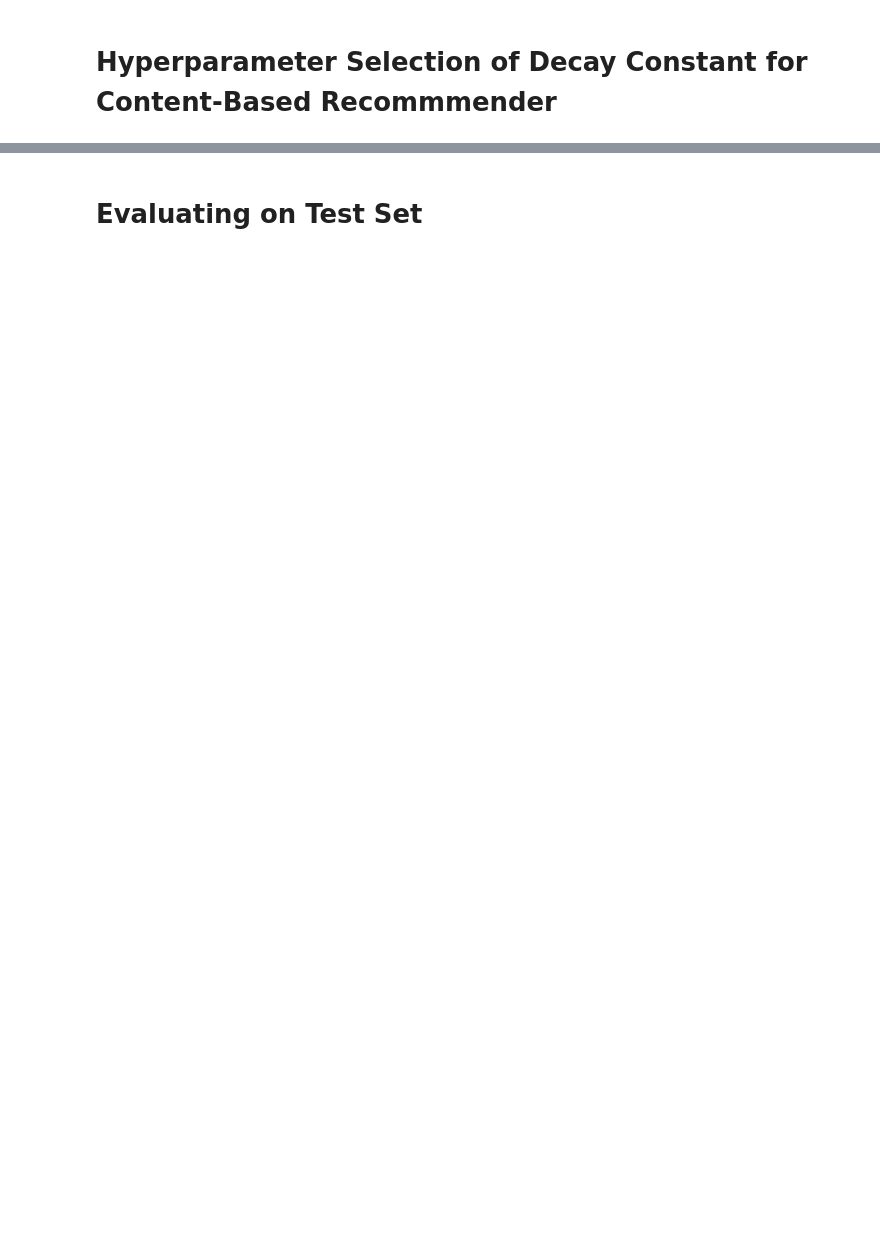
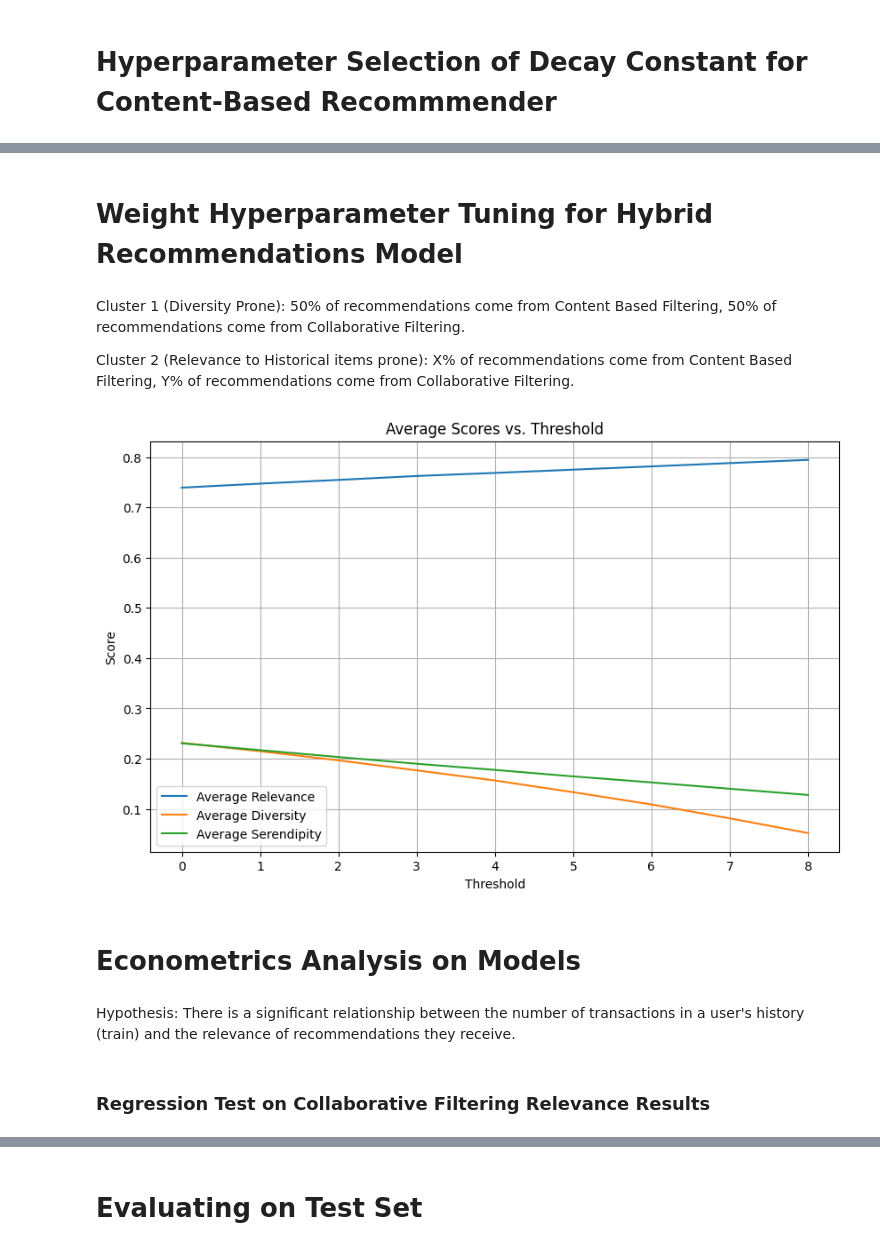
Before and after one commit to aldensiol/FashoReco, a Jupyter notebook: model-development.ipynb, the cells around one changed output, grey strips where cells are left out. Drawn from its saved outputs; the diff is of its cells as text; code cells hidden in the pictures; blank space fills up the shorter version.

Commit message:
fix and chore: customer-segmentation documentation update \ dylan's updated model-dev

```diff
--- a/model-development.ipynb
+++ b/model-development.ipynb
@@ -520,0 +501,17 @@ df_t_train_index_customer = df_t.set_index('customer_id')
+# %%
+import random
+
+# Hyperparameter selection for decay constant
+decay_constants = [0.01, 0.05, 0.1, 0.2]
+
+customers_to_recommend = random.sample(df_t_val_index_customer.index.unique().tolist(), 200)
+
+for decay in decay_constants:
+    total_relevance_content = 0
+    for customer in customers_to_recommend:
+        top20_content = content_rec.get_recommendations(20, customer, decay)
+        customer_purchases = df_t_val[df_t_val['customer_id'] == customer]['article_id']
+        total_relevance_content += eval_relevance(top20_content, customer_purchases)
+
+    avg_relevance_score = total_relevance_content / 200
+    print(f"Decay constant ({decay}) relevance score: {avg_relevance_score}")
@@ -634,0 +598,6 @@ Random Filtering Serendipity 0.2600268232822418
+# %% [markdown]
+# Weight Hyperparameter Tuning for Hybrid Recommendations Model
+# %% [markdown]
+Cluster 1 (Diversity Prone): 50% of recommendations come from Content Based Filtering, 50% of recommendations come from Collaborative Filtering.
+
+Cluster 2 (Relevance to Historical items prone): X% of recommendations come from Content Based Filtering, Y% of recommendations come from Collaborative Filtering.
@@ -634,0 +652,28 @@ Random Filtering Serendipity 0.2600268232822418
+# %%
+avg_relevance = {threshold: np.mean(scores) for threshold, scores in relevance.items()}
+avg_diversity = {threshold: np.mean(scores) for threshold, scores in diversity.items()}
+avg_serendipity = {threshold: np.mean(scores) for threshold, scores in serendipity.items()}
+
+# Create lists of threshold values and average scores for each metric
+thresholds_list = list(avg_relevance.keys())
+avg_relevance_list = list(avg_relevance.values())
+avg_diversity_list = list(avg_diversity.values())
+avg_serendipity_list = list(avg_serendipity.values())
+
+# Plotting
+plt.figure(figsize=(10, 6))
+plt.plot(thresholds_list, avg_relevance_list, label='Average Relevance')
+plt.plot(thresholds_list, avg_diversity_list, label='Average Diversity')
+plt.plot(thresholds_list, avg_serendipity_list, label='Average Serendipity')
+plt.xlabel('Threshold')
+plt.ylabel('Score')
+plt.title('Average Scores vs. Threshold')
+plt.legend()
+plt.grid(True)
+plt.show()
+# %% [output]
+[figure, added]
+# %% [markdown]
+# Econometrics Analysis on Models
+# %% [markdown]
+Hypothesis: There is a significant relationship between the number of transactions in a user's history (train) and the relevance of recommendations they receive.
@@ -634,0 +721,2 @@ Random Filtering Serendipity 0.2600268232822418
+# %% [markdown]
+### Regression Test on Collaborative Filtering Relevance Results
```
Also changed, not shown: parts of 40 cells of this notebook, 1 other file.
